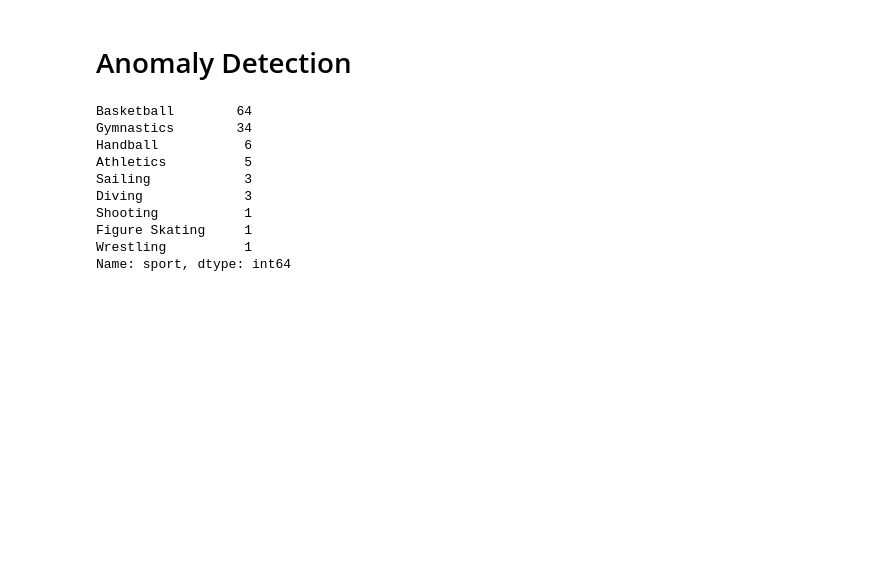
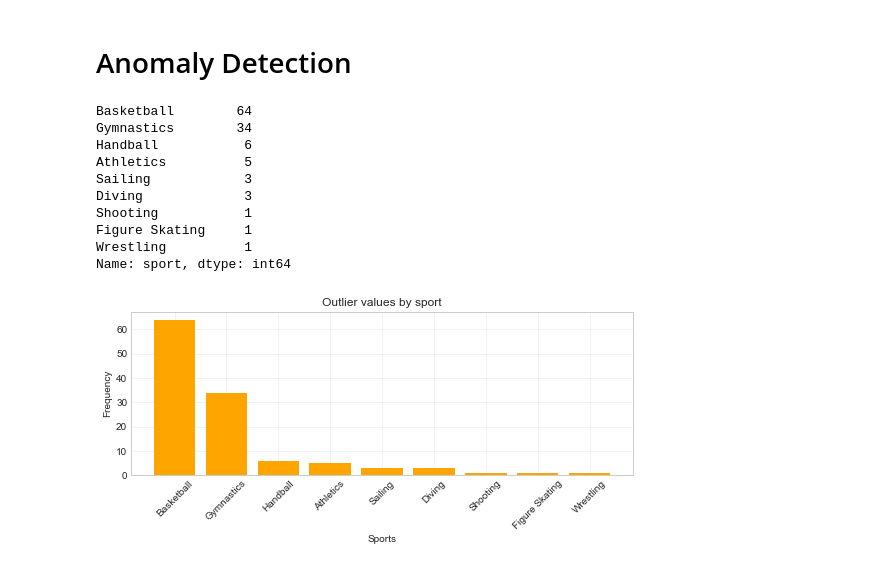
Before and after one commit to anildursunipek/Data-science-and-ML-notebook, a Jupyter notebook: Bootcamp/120-Years-Olympic-history-eda.ipynb, the cells around one changed output. Drawn from its saved outputs; the diff is of its cells as text; code cells hidden in the pictures; blank space fills up the shorter version.

```diff
--- a/Bootcamp/120-Years-Olympic-history-eda.ipynb
+++ b/Bootcamp/120-Years-Olympic-history-eda.ipynb
@@ -633,3 +633,15 @@ Shooting           1
 Figure Skating     1
 Wrestling          1
 Name: sport, dtype: int64
+# %%
+#vusualize
+plt.figure(figsize=(9,3))
+plt.bar(df_anomaly.sport.value_counts().index,df_anomaly.sport.value_counts().values,color="orange")
+plt.title(f"Outlier values by sport")
+plt.xlabel("Sports")
+plt.ylabel("Frequency")
+plt.xticks(rotation=45)
+plt.grid(alpha=0.3)
+plt.show()
+# %% [output]
+[figure, added]
```
Also changed, not shown: parts of 31 cells of this notebook.
